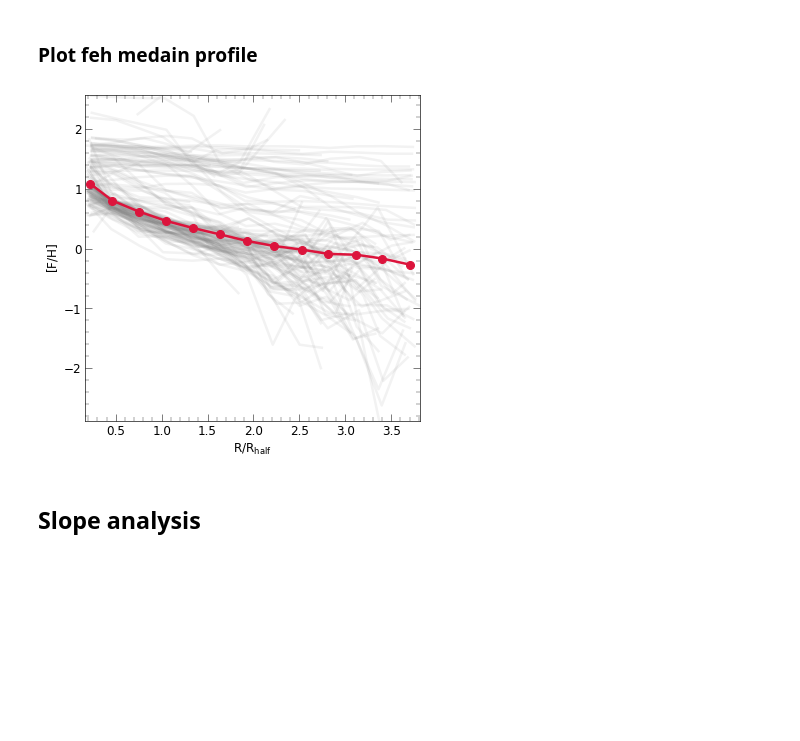
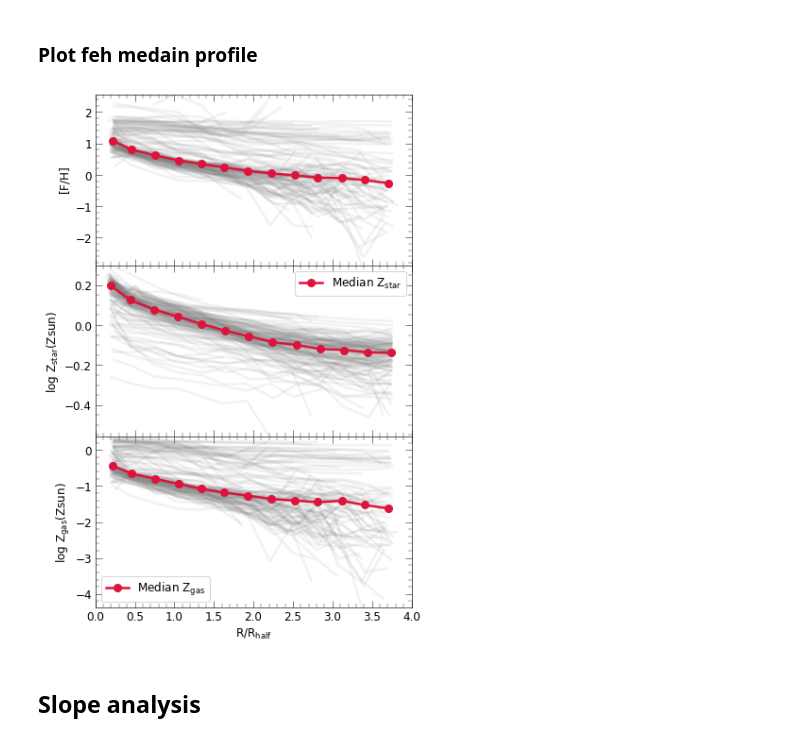
Before and after one commit to ansingh16/hr5_metallicity, a Jupyter notebook: Code/Analysis.ipynb, the cells around one changed output. Drawn from its saved outputs; the diff is of its cells as text; code cells hidden in the pictures; blank space fills up the shorter version.

```diff
--- a/Code/Analysis.ipynb
+++ b/Code/Analysis.ipynb
@@ -479,23 +457,45 @@ Ana.plot_gradient('met',save=True)
 # %%
 import pandas as pd
 import HR5_cluster as hr5
+import configparser
+parser = configparser.ConfigParser()
+parser.read('../params.ini')
+
+outdir = parser.get('Paths','outdir')
+galcats = parser.get('Paths','galaxycats')
+morphs = parser.get('Paths','morphs')
+snapdir = parser.get('Paths','snapfiles')
+
+snap = 296
+
 
 # get only elliptical galaxies
-
-morpho = pd.read_csv('../Data/morphology.csv')
+snapm = str(snap).zfill(3)
+# get only elliptical galaxies
+morpho = pd.read_csv(f'{morphs}/morphology_{snapm}.csv')
 
 e_galaxies = morpho[morpho['sersicn']>2.5]
 
+import matplotlib.pyplot as plt
+
+fig,ax = plt.subplots(3,1,figsize=(6,10),sharex=True)
+
+
 # clusid = 1664541
-snapshot = 296
 
-Ana = hr5.Analysis(snapshot)
+Ana = hr5.Analysis(snap)
 
 Ana.get_slope_data(galids=e_galaxies.ID,clusids=e_galaxies.clusID,rmax=4,rbin_width=0.3,var='feh',dump='False')
+Ana.plot_gradient('feh',save=False,axes=ax[0])
+
+
+
+Ana.get_slope_data(galids=e_galaxies.ID,clusids=e_galaxies.clusID,rmax=4,rbin_width=0.3,var='met',dump='False')
+Ana.plot_gradient('met',save=False,axes=ax[1:])
+
+fig.subplots_adjust(hspace=0)
+# %% [output]
+[figure, added]
-# %%
-Ana.plot_gradient('feh',save=True)
-# %% [output]
-[figure, removed]
 # %% [markdown]
 ## Slope analysis
 # %% [markdown]
```
Also changed, not shown: parts of 6 cells of this notebook, 8 other files.
